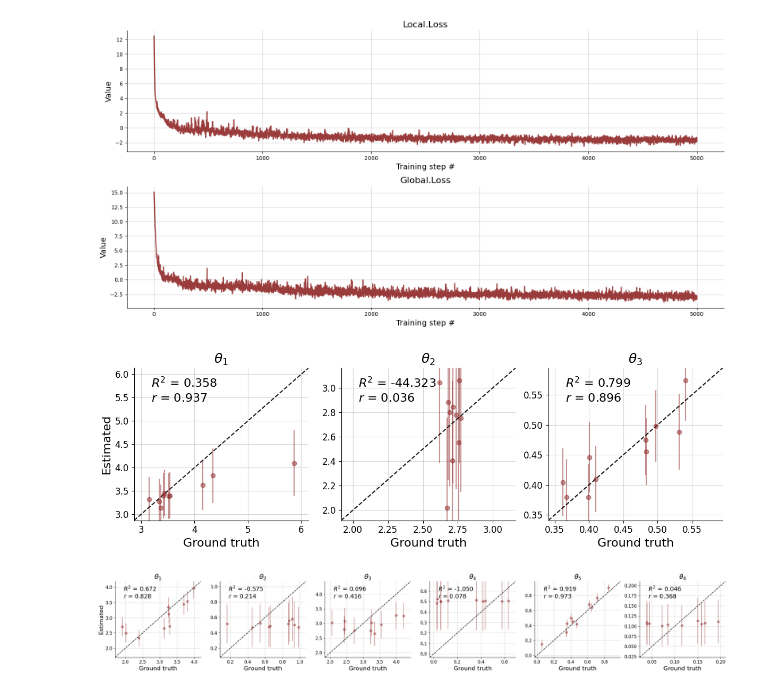
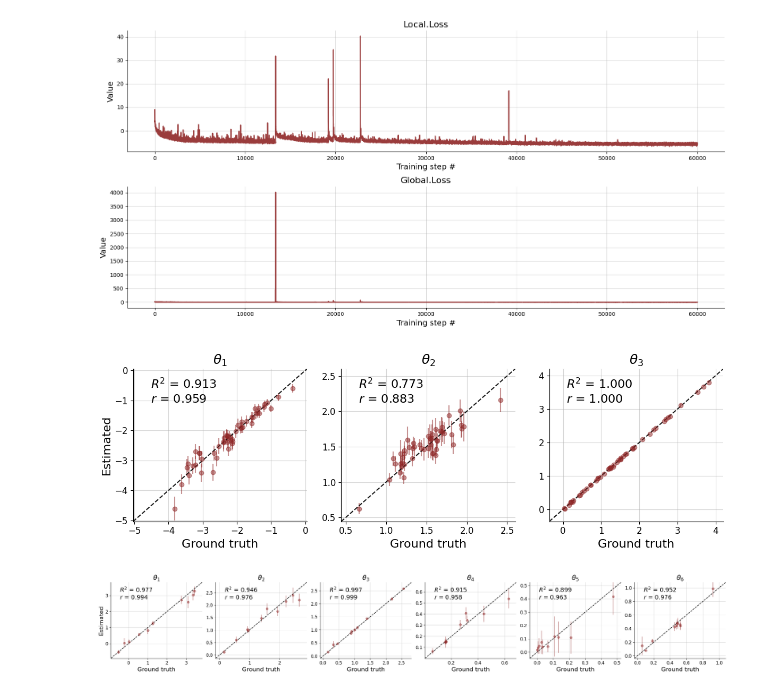
Before and after one commit to mischavk/myrepo, a Jupyter notebook: toy_hierarchical_ddm.ipynb, the cells around one changed output. Drawn from its saved outputs; the diff is of its cells as text; code cells hidden in the pictures.

```diff
--- a/toy_hierarchical_ddm.ipynb
+++ b/toy_hierarchical_ddm.ipynb
@@ -17,24 +12,24 @@ To enable the following instructions: AVX2 AVX_VNNI FMA, in other operations, re
 
 def hierarchical_prior_fun():
 
-    hyper_mu_v = rng.normal(3.00, 0.5)
-    hyper_sigma_v = rng.uniform(0.01, 1.00)
+    hyper_mu_v = rng.normal(2.00, 2.00)
+    hyper_sigma_v = stats.halfnorm.rvs(0.01, 2.0)
 
-    hyper_mu_a = rng.normal(3.00, 0.5)
-    hyper_sigma_a = rng.uniform(0.01, 1.00)
+    hyper_mu_a = rng.gamma(1.5, 0.75)
+    hyper_sigma_a = stats.halfnorm.rvs(0.01, 0.3)
 
-    hyper_mu_t = rng.normal(0.5, .2)
-    hyper_sigma_t = rng.uniform(0.01, .2)
+    hyper_mu_t = rng.gamma(0.4, 0.2)
+    hyper_sigma_t = stats.halfnorm.rvs(0.01, 0.5)
 
     return np.concatenate([np.r_[hyper_mu_v, hyper_sigma_v, hyper_mu_a, hyper_sigma_a, hyper_mu_t, hyper_sigma_t]])
 
 
-def local_prior_fun(hyper_theta=hierarchical_prior_fun, n_people = 10):
+def local_prior_fun(hyper_theta=hierarchical_prior_fun, n_people = 50):
+    a_a, b_a = (0.01 - hyper_theta[2]) / hyper_theta[3], (12 - hyper_theta[2]) / hyper_theta[3]
+    a_t, b_t = (0.01 - hyper_theta[4]) / hyper_theta[5], (5 - hyper_theta[4]) / hyper_theta[5]
     v = rng.normal(hyper_theta[0], hyper_theta[1], size = n_people)
-    a = rng.normal(hyper_theta[2], hyper_theta[3], size = n_people)
-    t = rng.normal(hyper_theta[4], hyper_theta[5], size = n_people)
-
-
+    a = stats.truncnorm.rvs(loc=hyper_theta[2], scale=hyper_theta[3], a= a_a, b= b_a, size = n_people)
+    t = stats.truncnorm.rvs(loc=hyper_theta[4], scale=hyper_theta[5], a= a_t, b= b_t, size = n_people)
     return np.stack((v, a, t), axis=1)
 
 prior = bf.simulation.TwoLevelPrior(hyper_prior_fun =  hierarchical_prior_fun, local_prior_fun = local_prior_fun)
@@ -78,10 +73,12 @@ def diffusion_trial(v, a, ndt):
 
     rt = n_steps * dt
     rt = rt + ndt
+    if x <= 0:
+      rt = -rt
 
     return rt
 
-def minimal_hierarchical_simulator(theta, num_obs=200):
+def minimal_hierarchical_simulator(theta, num_obs=100):
 
     num_participants = theta.shape[0]
     out = np.zeros((num_participants, num_obs))
@@ -127,7 +124,7 @@ def configurator(forward_dict):
 
 summary_net = bf.summary_networks.HierarchicalNetwork([
     bf.networks.DeepSet(summary_dim=6),
-    bf.networks.DeepSet(summary_dim=60)
+    bf.networks.DeepSet(summary_dim=150)
 ])
 
 local_inference_net = bf.networks.InvertibleNetwork(
@@ -157,0 +201,10 @@ INFO:root:Done.
+# %%
+#Actual training from pre-simulated data (for speed)
+optimizer = tf.keras.optimizers.Adam(learning_rate=
+                                     tf.keras.optimizers.schedules.CosineDecay(
+                                         0.001, NUM_ITERATIONS_PER_EPOCH*NUM_EPOCHS, alpha=0.0, name=None))
+
+trainer = bf.trainers.Trainer(generative_model=model, amortizer=twolevel_amortizer, configurator=configurator,checkpoint_path ="test2")
+losses = trainer.train_from_presimulation(FULL_PRESIM_PATH, optimizer = optimizer)
+
+#history = trainer.train_online(epochs=10, iterations_per_epoch=1000, batch_size=32)
@@ -158,38 +223,38 @@ INFO:root:Done.
 # %%
 # Plot losses
 
-f = bf.diagnostics.plot_losses(history)
+f = bf.diagnostics.plot_losses(losses)
 # %% [output]
-[figure, old version]
+[figure, new version]
 # %%
 # Plot recovery of local parameters
 
 validation_sims = configurator(model(batch_size=1))
 prior_samples = np.squeeze(validation_sims["local_parameters"], axis=0)
-post_samples = twolevel_amortizer.sample(validation_sims, n_samples=10000)
+post_samples = twolevel_amortizer.sample(validation_sims, n_samples=3000)
 
 f = bf.diagnostics.plot_recovery(
     post_samples["local_samples"],
     prior_samples, point_agg=np.mean, uncertainty_agg=np.std
 )
 # %% [output]
-[figure, old version]
+[figure, new version]
 # %%
 # Plot recovery of hyper parameters
 batch_size = 10
 
 prior_samples = validation_sims["hyper_parameters"]
-post_samples = np.expand_dims(twolevel_amortizer.sample(validation_sims, n_samples=10000)["global_samples"], axis=0)
+post_samples = np.expand_dims(twolevel_amortizer.sample(validation_sims, n_samples=3000)["global_samples"], axis=0)
 
 for batch in range(batch_size-1):
     validation_sims = configurator(model(1))
     prior_samples = np.concatenate((prior_samples, validation_sims["hyper_parameters"]), axis=0)
     post_samples = np.concatenate((post_samples,
-                                   np.expand_dims(twolevel_amortizer.sample(validation_sims, n_samples=10000)["global_samples"], axis=0)), axis=0)
+                                   np.expand_dims(twolevel_amortizer.sample(validation_sims, n_samples=3000)["global_samples"], axis=0)), axis=0)
 
 f = bf.diagnostics.plot_recovery(
     post_samples,
     prior_samples, point_agg=np.mean, uncertainty_agg=np.std
 )
 # %% [output]
-[figure, old version]
+[figure, new version]
```
Also changed, not shown: parts of 7 cells of this notebook.
